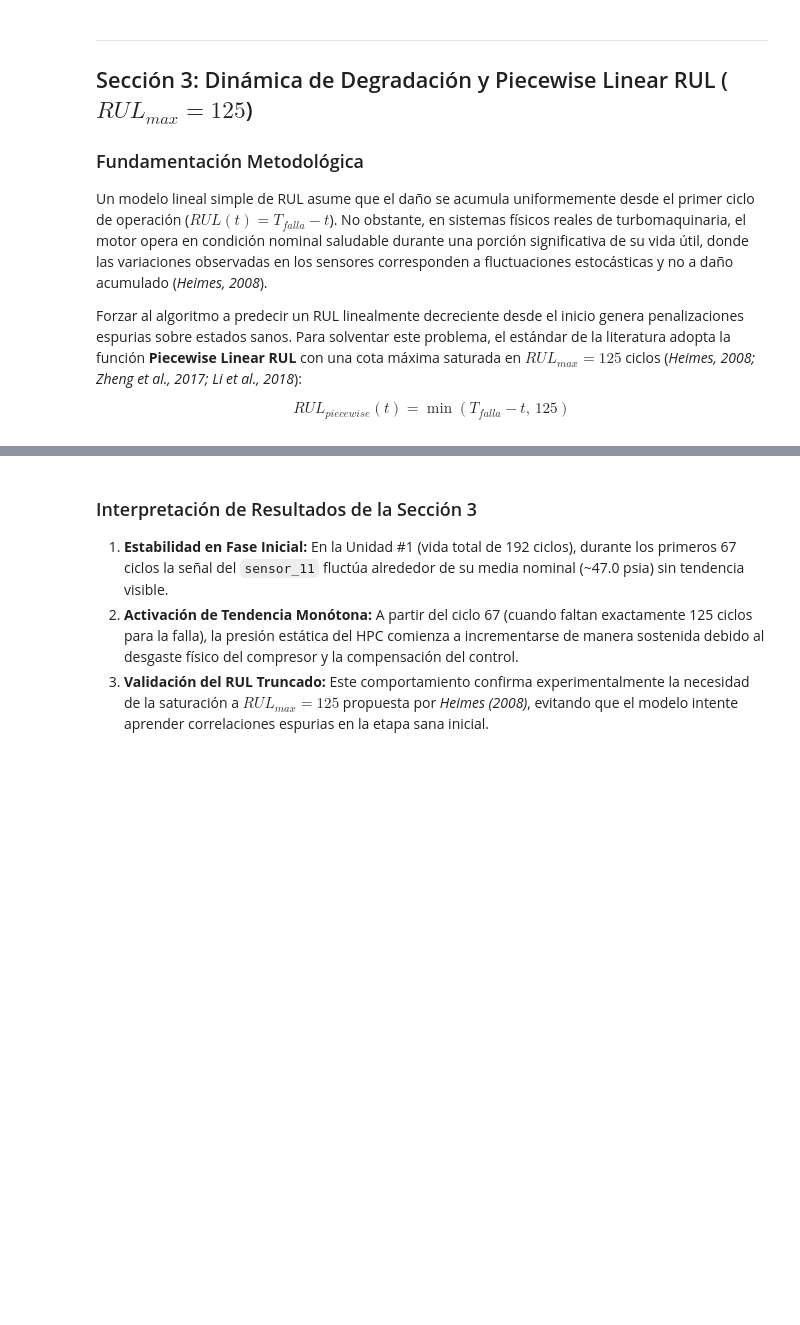
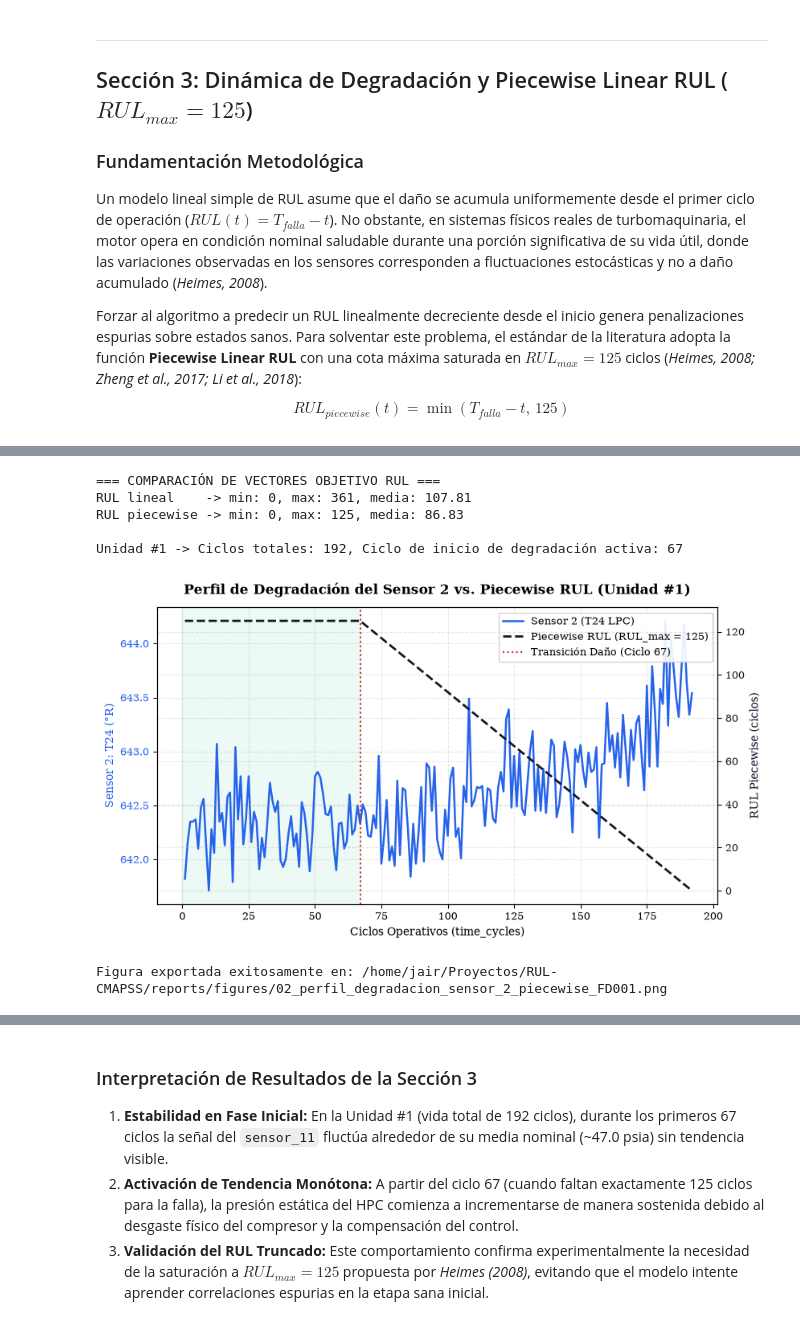
Before and after one commit to JairRamosG/RUL-CMAPSS, a Jupyter notebook: notebooks/01_eda_FD001.ipynb, the cells around one changed output, grey strips where cells are left out. Saved outputs shown, nothing was run; the diff lists cells and outputs as text; code cells hidden in the pictures; blank space fills up the shorter version.

```diff
--- a/notebooks/01_eda_FD001.ipynb
+++ b/notebooks/01_eda_FD001.ipynb
@@ -355 +355,73 @@ Unidad #1 -> Ciclos totales: 192, Ciclo de inicio de degradacion activa: 67
 Figura 2 exportada exitosamente en: /home/jair/Proyectos/RUL-CMAPSS/reports/figures/02_perfil_degradacion_piecewise_FD001.png
+# %%
+# Sección 3: Dinámica de Degradación y Piecewise Linear RUL (RUL_max = 125) - Sensor 2
+# Propósito: Calcular RUL lineal y Piecewise RUL (125 ciclos). Generar gráfico de doble eje Y
+#            para la Unidad #1 comparando la trayectoria del sensor_2 contra el RUL saturado.
+# Fundamento: Demostrar que durante la meseta saludable los sensores no muestran degradación perceptible.
+# Referencia: Heimes (2008).
+
+# 1. Cálculo de RUL Lineal y Piecewise Linear RUL
+max_cycles_per_unit = df_train.groupby('unit_number')['time_cycles'].transform('max')
+df_train['RUL_linear'] = max_cycles_per_unit - df_train['time_cycles']
+df_train['RUL_piecewise'] = df_train['RUL_linear'].clip(upper=125)
+
+# Estadísticas comparativas de etiquetas objetivo
+print('=== COMPARACIÓN DE VECTORES OBJETIVO RUL ===')
+print(f'RUL lineal    -> min: {df_train["RUL_linear"].min()}, max: {df_train["RUL_linear"].max()}, media: {df_train["RUL_linear"].mean():.2f}')
+print(f'RUL piecewise -> min: {df_train["RUL_piecewise"].min()}, max: {df_train["RUL_piecewise"].max()}, media: {df_train["RUL_piecewise"].mean():.2f}')
+
+# 2. Selección de trayectoria para Unidad #1
+unit_1 = df_train[df_train['unit_number'] == 1].copy()
+total_cycles_u1 = unit_1['time_cycles'].max()
+knee_point_cycle = total_cycles_u1 - 125  # Ciclo exacto donde RUL_linear cruza 125
+
+print('')
+print(f'Unidad #1 -> Ciclos totales: {total_cycles_u1}, Ciclo de inicio de degradación activa: {knee_point_cycle}')
+
+# 3. Construcción de figura con doble eje Y
+fig, ax1 = plt.subplots(figsize=(9, 4.8))
+
+# Eje Y1 (Izquierdo): Trayectoria del Sensor 2 (T24 - Temperatura en salida del LPC)
+color_sensor = '#2563EB'
+ax1.set_xlabel('Ciclos Operativos (time_cycles)', fontsize=10)
+ax1.set_ylabel('Sensor 2: T24 (°R)', color=color_sensor, fontsize=10)
+line1 = ax1.plot(unit_1['time_cycles'], unit_1['sensor_2'], color=color_sensor,
+                linewidth=1.8, label='Sensor 2 (T24 LPC)')
+ax1.tick_params(axis='y', labelcolor=color_sensor)
+
+# Eje Y2 (Derecho): Piecewise Linear RUL
+ax2 = ax1.twinx()
+color_rul = '#111827'
+ax2.set_ylabel('RUL Piecewise (ciclos)', color=color_rul, fontsize=10)
+line2 = ax2.plot(unit_1['time_cycles'], unit_1['RUL_piecewise'], color=color_rul,
+                linestyle='--', linewidth=2.0, label='Piecewise RUL (RUL_max = 125)')
+ax2.tick_params(axis='y', labelcolor=color_rul)
+
+# Línea vertical indicando el punto de transición (Knee Point / Inicio de degradación)
+ax1.axvline(knee_point_cycle, color='#DC2626', linestyle=':', linewidth=1.5,
+            label=f'Transición Saludable / Daño (Ciclo {knee_point_cycle})')
+
+# Fondo sombreado para etapa saludable
+ax1.axvspan(0, knee_point_cycle, color='#10B981', alpha=0.08, label='Fase Saludable (Meseta RUL = 125)')
+
+# Consolidación de leyendas
+lines_all = line1 + line2 + [plt.Line2D([0], [0], color='#DC2626', linestyle=':', linewidth=1.5)]
+labels_all = ['Sensor 2 (T24 LPC)', 'Piecewise RUL (RUL_max = 125)', f'Transición Daño (Ciclo {knee_point_cycle})']
+ax1.legend(lines_all, labels_all, loc='upper right', frameon=True, facecolor='white', framealpha=0.9)
+
+plt.title('Perfil de Degradación del Sensor 2 vs. Piecewise RUL (Unidad #1)', fontsize=12, fontweight='bold', pad=12)
+
+# Guardar figura según especificación
+fig2_path = FIGURES_DIR / '02_perfil_degradacion_sensor_2_piecewise_FD001.png'
+plt.savefig(fig2_path, dpi=300, bbox_inches='tight')
+plt.show()
+
+print(f'Figura exportada exitosamente en: {fig2_path}')
+# %% [output]
+=== COMPARACIÓN DE VECTORES OBJETIVO RUL ===
+RUL lineal    -> min: 0, max: 361, media: 107.81
+RUL piecewise -> min: 0, max: 125, media: 86.83
+
+Unidad #1 -> Ciclos totales: 192, Ciclo de inicio de degradación activa: 67
+[figure, added]
+Figura exportada exitosamente en: /home/jair/Proyectos/RUL-CMAPSS/reports/figures/02_perfil_degradacion_sensor_2_piecewise_FD001.png
```
Also changed, not shown: parts of 10 cells of this notebook, 2 other files.
